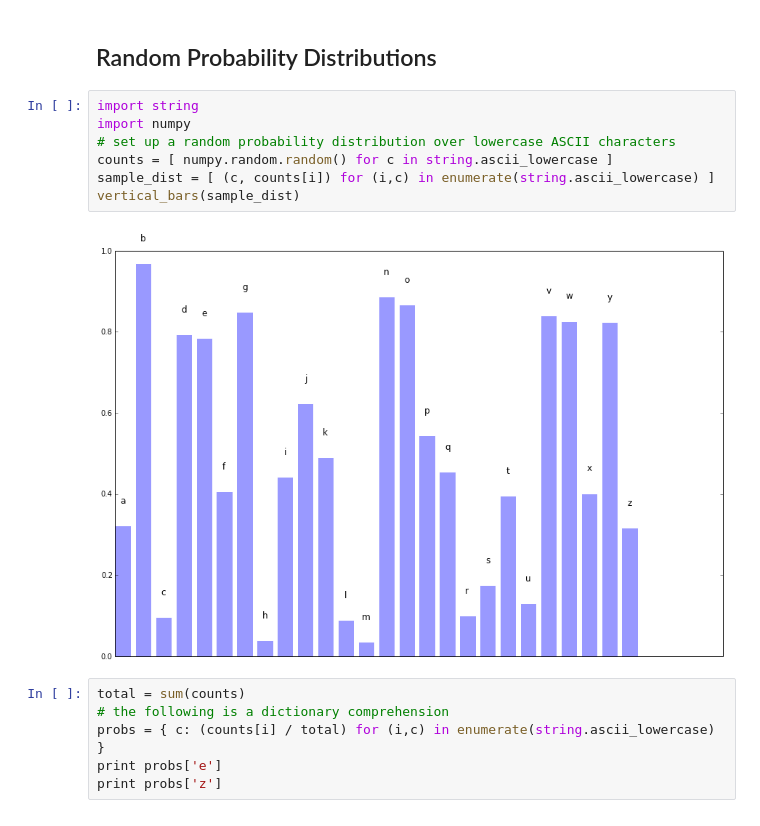
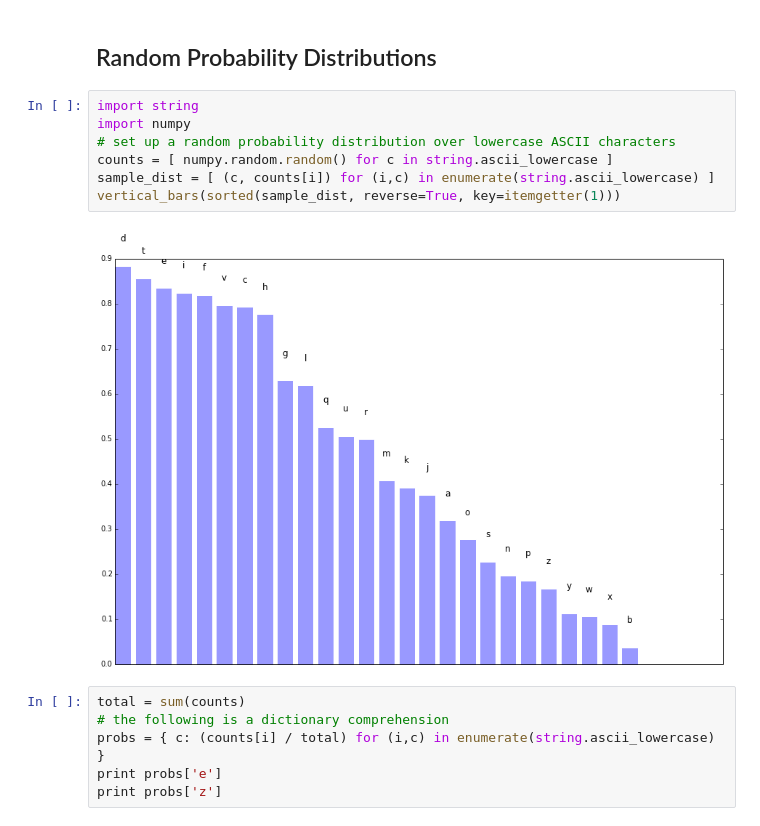
Before and after one commit to anoopsarkar/nlp-class, a Jupyter notebook: assets/notebooks/probintro.ipynb, the cells around one changed output. Cells and saved outputs as stored; diff of their text form.

Commit message:
sorted the random graph too

```diff
--- a/assets/notebooks/probintro.ipynb
+++ b/assets/notebooks/probintro.ipynb
@@ -124,12 +124,12 @@ vertical_bars(sample_dist(fdist3))
 # %%
 import string
 import numpy
 # set up a random probability distribution over lowercase ASCII characters
 counts = [ numpy.random.random() for c in string.ascii_lowercase ]
 sample_dist = [ (c, counts[i]) for (i,c) in enumerate(string.ascii_lowercase) ]
-vertical_bars(sample_dist)
+vertical_bars(sorted(sample_dist, reverse=True, key=itemgetter(1)))
 # %% [output]
-[figure, old version]
+[figure, new version]
 # %%
 total = sum(counts)
 # the following is a dictionary comprehension
```
Also changed, not shown: parts of 5 cells of this notebook.
